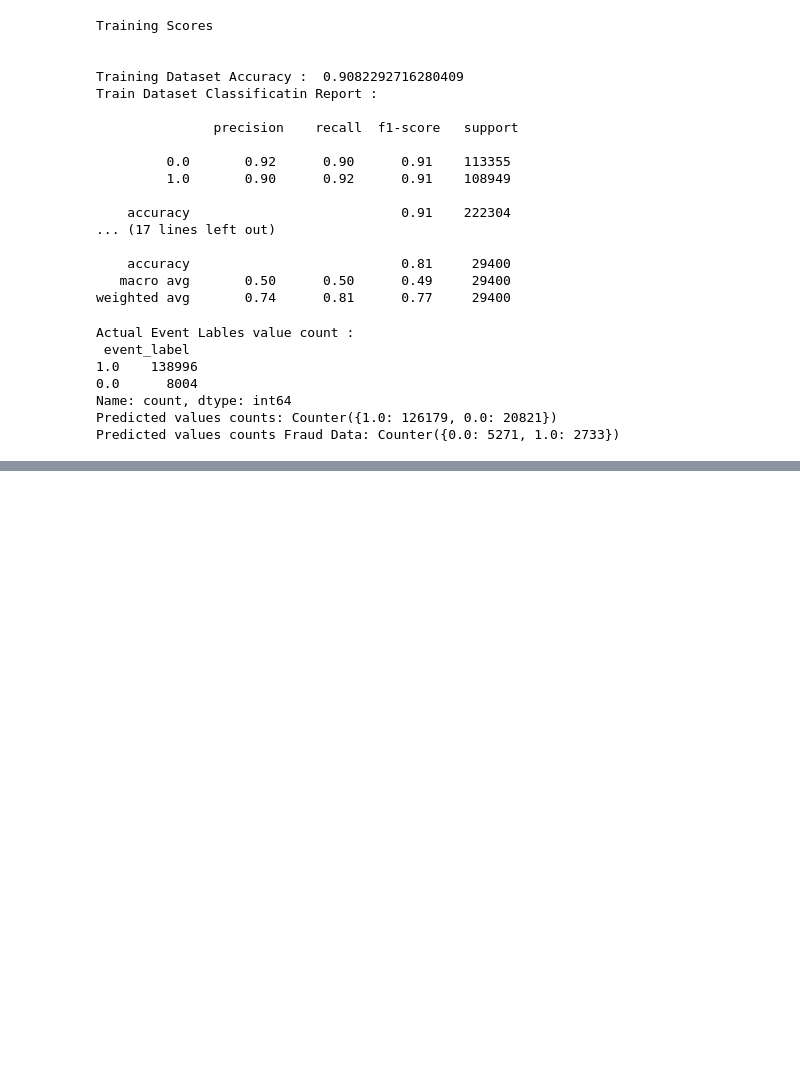
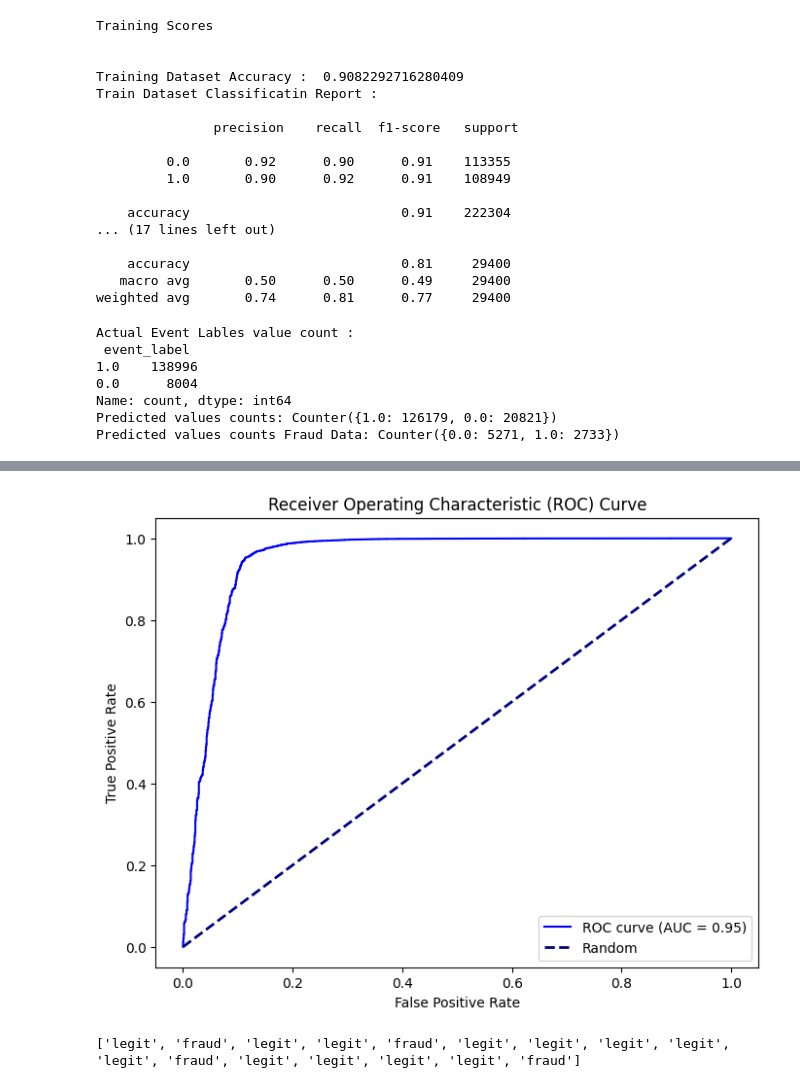
Before and after one commit to Prakash-Kani/Fraud-Detections, a Jupyter notebook: modelling.ipynb, the cells around one changed output, grey strips where cells are left out. Cells and saved outputs as stored; diff of their text form; code cells hidden in the pictures; blank space fills up the shorter version.

Commit message:
Builded Fraud detection model using Xgbosstclassifier

```diff
--- a/modelling.ipynb
+++ b/modelling.ipynb
@@ -563,0 +618,8 @@ Predicted values counts Fraud Data: Counter({0.0: 5271, 1.0: 2733})
+# %%
+model = XGBClassifier(learing_rate = 0.01, estimators = 400, gamma =0.1, subsample =1.0, colsample_bytree=0.8, use_label_encoder=False, eval_metric='logloss')
+model.fit(X_train_resampled, y_train_resampled)
+y_pred = model.predict(X_train_resampled)
+print('Training Scores \n\n')
+print('Training Dataset Accuracy : ', accuracy_score(y_pred, y_train_resampled))
+
+print("Train Dataset Classificatin Report : \n\n", classification_report(y_pred, y_train_resampled))
@@ -563,0 +688,19 @@ Predicted values counts Fraud Data: Counter({0.0: 5271, 1.0: 2733})
+# %%
+# Get predicted probabilities for the positive class
+y_probs = model.predict_proba(X_test)[:, 1]
+
+# Compute ROC curve and AUC
+fpr, tpr, thresholds = roc_curve(y_test, y_probs)
+roc_auc = auc(fpr, tpr)
+# %%
+# Plot the ROC curve
+plt.figure(figsize=(8, 6))
+plt.plot(fpr, tpr, color='blue', lw=1.5, label=f'ROC curve (AUC = {roc_auc:.2f})')
+plt.plot([0, 1], [0, 1], color='navy', lw=2, linestyle='--', label='Random')
+plt.xlabel('False Positive Rate')
+plt.ylabel('True Positive Rate')
+plt.title('Receiver Operating Characteristic (ROC) Curve')
+plt.legend(loc='lower right')
+plt.show()
+# %% [output]
+[figure, added]
@@ -563,0 +714,4 @@ Predicted values counts Fraud Data: Counter({0.0: 5271, 1.0: 2733})
+# %%
+print(['legit' if i ==1 else 'fraud' for i in fraud_detector.predict(X_test[651:667])])
+# %% [output]
+['legit', 'fraud', 'legit', 'legit', 'fraud', 'legit', 'legit', 'legit', 'legit', 'legit', 'fraud', 'legit', 'legit', 'legit', 'legit', 'fraud']
```
Also changed, not shown: parts of 8 cells of this notebook.
